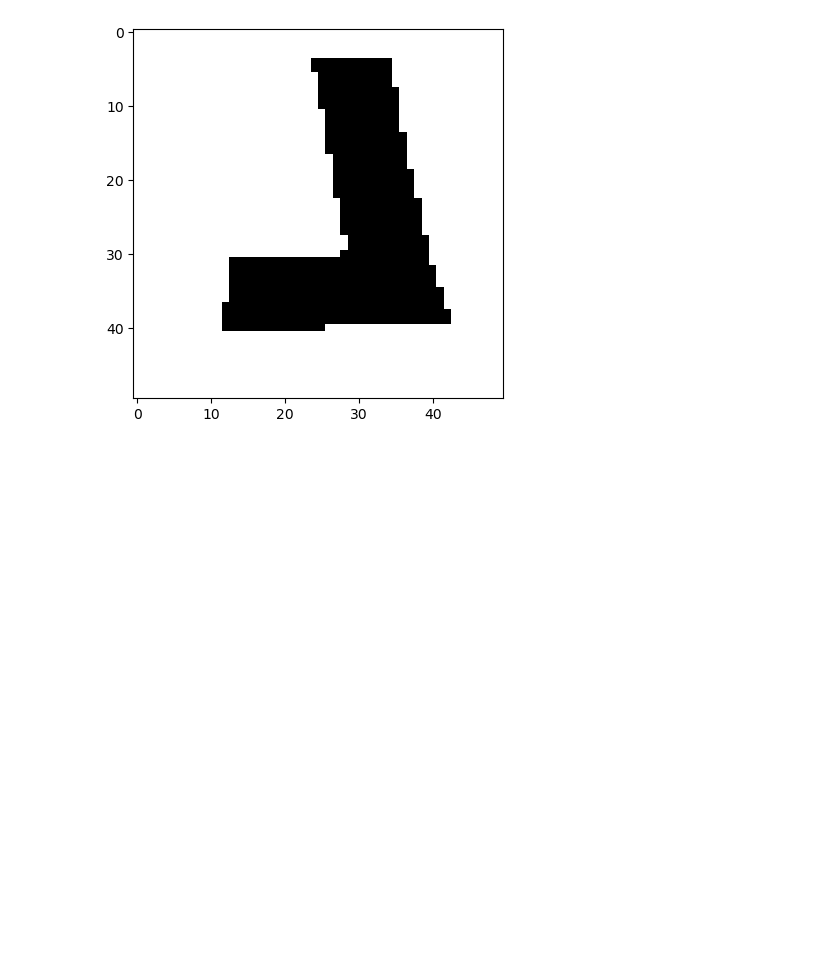
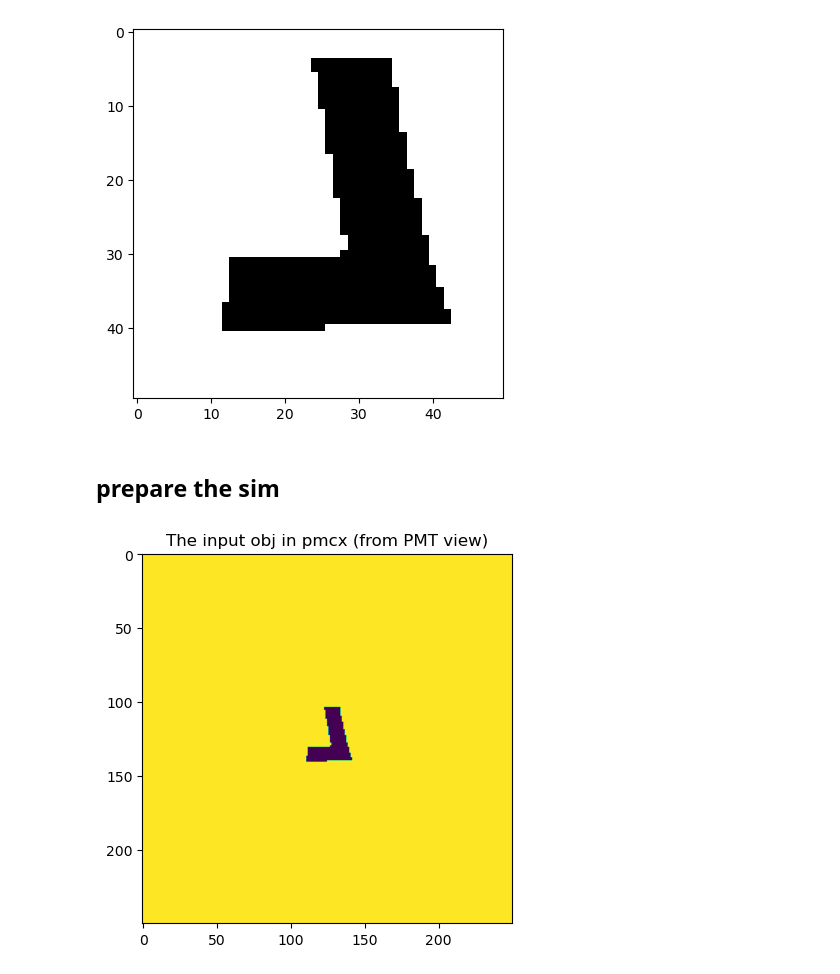
Before and after one commit to Fenrisulfr26/foam_project_pmcx, a Jupyter notebook: pmcx_fitting_sims_ipynb/hidden_obj_mcx_L.ipynb, the cells around one changed output. Saved outputs shown, nothing was run; the diff lists cells and outputs as text; code cells hidden in the pictures; blank space fills up the shorter version.

```diff
--- a/pmcx_fitting_sims_ipynb/hidden_obj_mcx_L.ipynb
+++ b/pmcx_fitting_sims_ipynb/hidden_obj_mcx_L.ipynb
@@ -45,2 +45,58 @@ np.save("F:\OneDrive\MCX_foam_forward\MF_forward\obj_l_5x5cm_50x50_PMT_view.npy"
 # %% [output]
 [figure]
+# %% [markdown]
+## prepare the sim
+# %%
+#--------------note the MCX output is from the PMT view-------------
+obj_in_mcx = cv2.resize(obj_img_5x5, (50,50), interpolation=cv2.INTER_NEAREST)
+obj_in_mcx_PMT = np.flip(obj_in_mcx,1)  # flip the obj to make sure that the obj is form the PMT view
+
+obj_in_mcx_PMT_padding = cv2.copyMakeBorder(
+    obj_in_mcx_PMT,
+    100, 100, 100, 100,                 # the padding range form four sides
+    cv2.BORDER_CONSTANT,
+    value=1                             # the padding value
+)
+
+obj_in_mcx_PMT_padding = np.uint8(obj_in_mcx_PMT_padding)
+
+# %matplotlib inline
+plt.figure()
+plt.imshow(obj_in_mcx_PMT_padding)
+plt.title('The input obj in pmcx (from PMT view)')
+plt.show()
+
+#==========================creating the MCX volume=====================
+thickness = 50 # mm
+unitinmm = 1
+t_vox = int(thickness/unitinmm)
+vol = np.ones([250,250,t_vox+1],dtype='uint8')
+vol[:,:,-1] = 0
+vol[:,:,24] = np.rot90(obj_in_mcx_PMT_padding,k = -1,axes = (0,1)) # rotate the input OBJ in the MCX to make sure shape is correct
+
+#===========================MCX cfg================================
+try:
+    cfg.clear()
+except NameError:
+    pass
+
+cfg = {'nphoton': 1e7,
+       'vol': vol,
+       'tstart':0,
+        'tend':12.1e-9, # 10.1
+        'tstep':0.1e-9, # 100 ps resolution
+       'srcpos': [10,125,0],
+       'srcdir':[0,0,1],
+       'unitinmm':unitinmm,
+       # 'detpos': [125, 125, t_vox, 4], #radius approx 1mm (4vox) (fibre ~2mm from sample)
+       'issrcfrom0':1,
+       'issavedet':1,
+       'issaveref':1
+       }
+
+
+cfg['prop'] = [[0,0,1,1],           # background
+               [0.0019, 1.4800,0,1.44], # volume 1
+               ]
+# %% [output]
+[figure, added]
```
Also changed, not shown: parts of 7 cells of this notebook, 3 other files.
